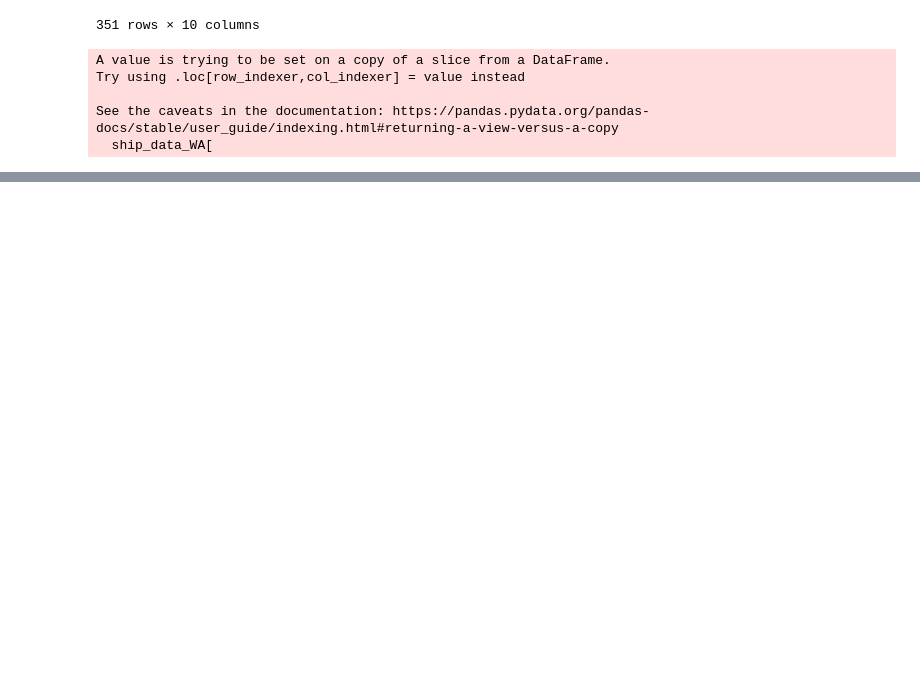
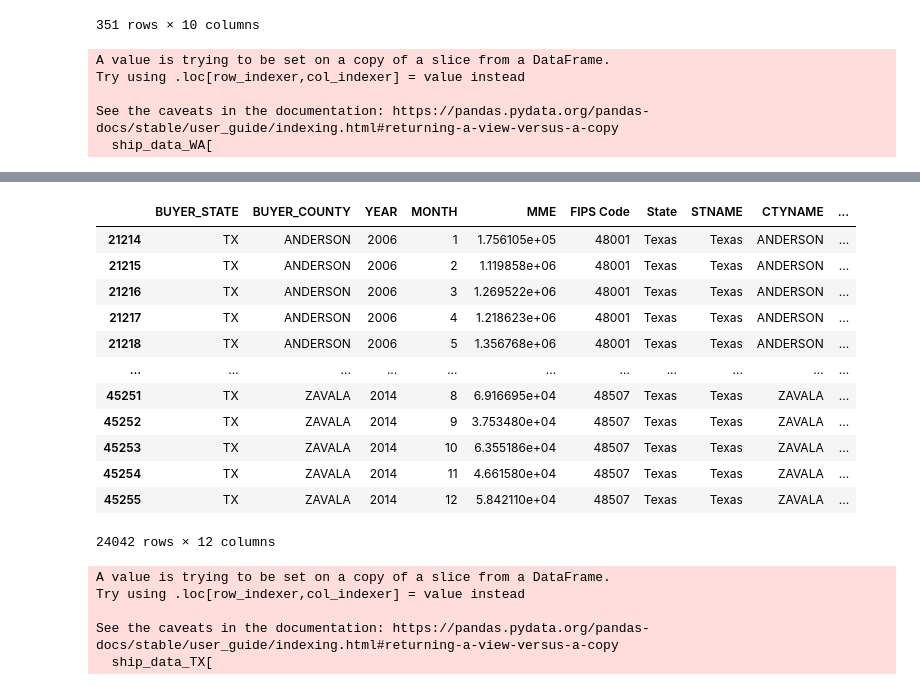
Before and after one commit to YZhu0225/Estimating-the-Impact-of-Opioid-Control-Policies, a Jupyter notebook: 10_code/shipment_pre_post_graphs.ipynb, the cells around one changed output, grey strips where cells are left out. Drawn from its saved outputs; the diff is of its cells as text; code cells hidden in the pictures; blank space fills up the shorter version.

Commit message:
revised shipment graphs - pre-post and diff-in-diff

```diff
--- a/10_code/shipment_pre_post_graphs.ipynb
+++ b/10_code/shipment_pre_post_graphs.ipynb
@@ -214,3 +216,48 @@ pre_post_WA = reg_chart_pre_WA + reg_chart_post_WA + line_2012
 pre_post_WA.properties(title="Pre-Post Shipment Rate Analysis of Washington")
 # %% [output]
 [interactive output not drawn]
+# %%
+## Load data from the TX shipment cleansed files
+ship_data_load_TX = pd.read_csv('/Users/sukhpreetsahota/Desktop/Duke/Fall 2022/IDS 720.01.F22/Class Project/pds-2022-yellow-team/20_intermediate_files/tx_ship_merge.csv')
+ship_data_load_TX_copy = ship_data_load_TX.copy()
+ship_data_load_TX_copy = ship_data_load_TX_copy[["BUYER_STATE", "BUYER_COUNTY", "YEAR", "MONTH", "MME", "FIPS Code", "State_x", "STNAME", "CTYNAME", "POPULATION"]]
+ship_data_load_TX_copy = ship_data_load_TX_copy.rename(columns={"State_x": "State"})
+ship_data_load_TX_copy["YEAR_AND_MONTH_DATE"] = ship_data_load_TX_copy["YEAR"] + (
+    (ship_data_load_TX_copy["MONTH"] - 1)/12)
+ship_data_load_TX_copy['Shipment_Rate_Percentage_MME_Rate'] = ship_data_load_TX_copy['MME']/ship_data_load_TX_copy['POPULATION']
+ship_data_TX = ship_data_load_TX_copy.loc[ship_data_load_TX_copy['BUYER_STATE']=='TX']
+ship_data_TX_reference = ship_data_load_TX_copy.loc[ship_data_load_TX_copy['BUYER_STATE']!='TX']
+ship_data_TX
+# %% [output]
+|  | BUYER_STATE | BUYER_COUNTY | YEAR | MONTH | MME | FIPS Code | State | STNAME | CTYNAME | ... |
+| 21214 | TX | ANDERSON | 2006 | 1 | 1.756105e+05 | 48001 | Texas | Texas | ANDERSON | ... |
+| 21215 | TX | ANDERSON | 2006 | 2 | 1.119858e+06 | 48001 | Texas | Texas | ANDERSON | ... |
+| 21216 | TX | ANDERSON | 2006 | 3 | 1.269522e+06 | 48001 | Texas | Texas | ANDERSON | ... |
+| 21217 | TX | ANDERSON | 2006 | 4 | 1.218623e+06 | 48001 | Texas | Texas | ANDERSON | ... |
+| 21218 | TX | ANDERSON | 2006 | 5 | 1.356768e+06 | 48001 | Texas | Texas | ANDERSON | ... |
+| ... | ... | ... | ... | ... | ... | ... | ... | ... | ... | ... |
+| 45251 | TX | ZAVALA | 2014 | 8 | 6.916695e+04 | 48507 | Texas | Texas | ZAVALA | ... |
+| 45252 | TX | ZAVALA | 2014 | 9 | 3.753480e+04 | 48507 | Texas | Texas | ZAVALA | ... |
+| 45253 | TX | ZAVALA | 2014 | 10 | 6.355186e+04 | 48507 | Texas | Texas | ZAVALA | ... |
+| 45254 | TX | ZAVALA | 2014 | 11 | 4.661580e+04 | 48507 | Texas | Texas | ZAVALA | ... |
+| 45255 | TX | ZAVALA | 2014 | 12 | 5.842110e+04 | 48507 | Texas | Texas | ZAVALA | ... |
+24042 rows × 12 columns
+# %%
+## Transform and Groupby MME Rate by State and Year for TX
+ship_data_TX[
+    "MME_Rate"
+] = ship_data_TX.groupby(["BUYER_STATE", "YEAR_AND_MONTH_DATE"])[
+    "Shipment_Rate_Percentage_MME_Rate"
+].transform(
+    "mean"
+)
+ship_data_TX_subset = ship_data_TX[["BUYER_STATE", "YEAR_AND_MONTH_DATE", "MME_Rate"]]
+ship_data_TX_subset_grouped = ship_data_TX_subset.groupby(["BUYER_STATE", "YEAR_AND_MONTH_DATE"], as_index = False).mean()
+ship_data_TX_subset_grouped_pre = ship_data_TX_subset_grouped.loc[ship_data_TX_subset_grouped["YEAR_AND_MONTH_DATE"] < 2007]
+ship_data_TX_subset_grouped_post = ship_data_TX_subset_grouped.loc[ship_data_TX_subset_grouped["YEAR_AND_MONTH_DATE"] >= 2007]
+# %% [output]
+A value is trying to be set on a copy of a slice from a DataFrame.
+Try using .loc[row_indexer,col_indexer] = value instead
+
+See the caveats in the documentation: https://pandas.pydata.org/pandas-docs/stable/user_guide/indexing.html#returning-a-view-versus-a-copy
+  ship_data_TX[
```
Also changed, not shown: parts of 4 cells of this notebook, 1 other file.
